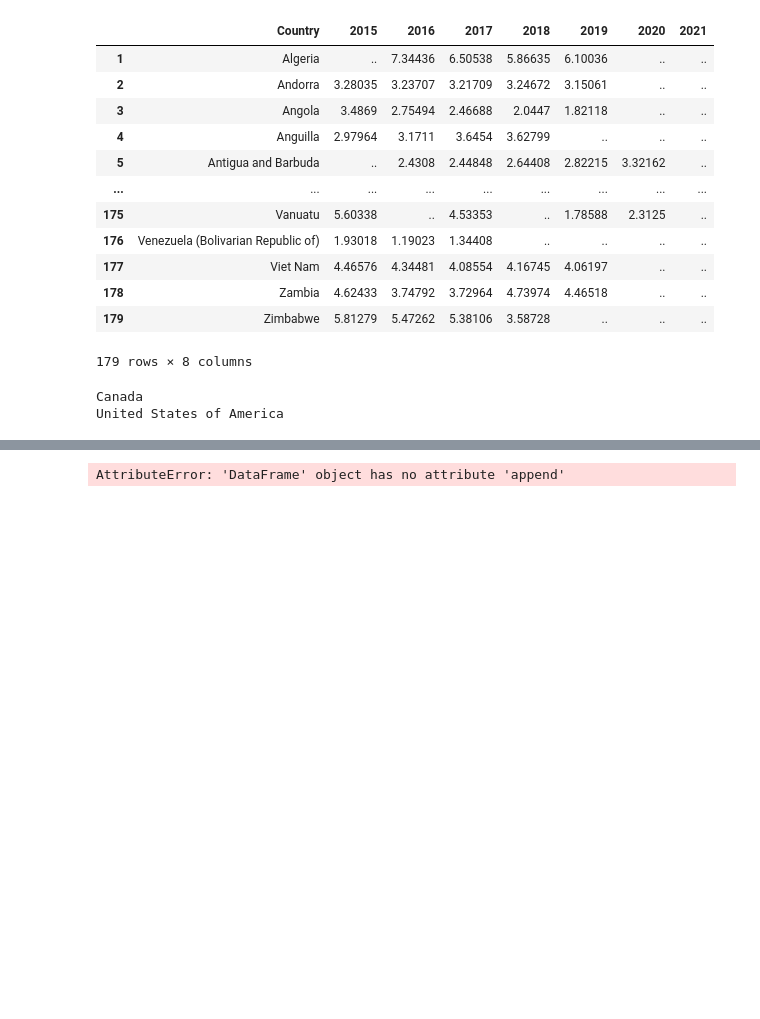
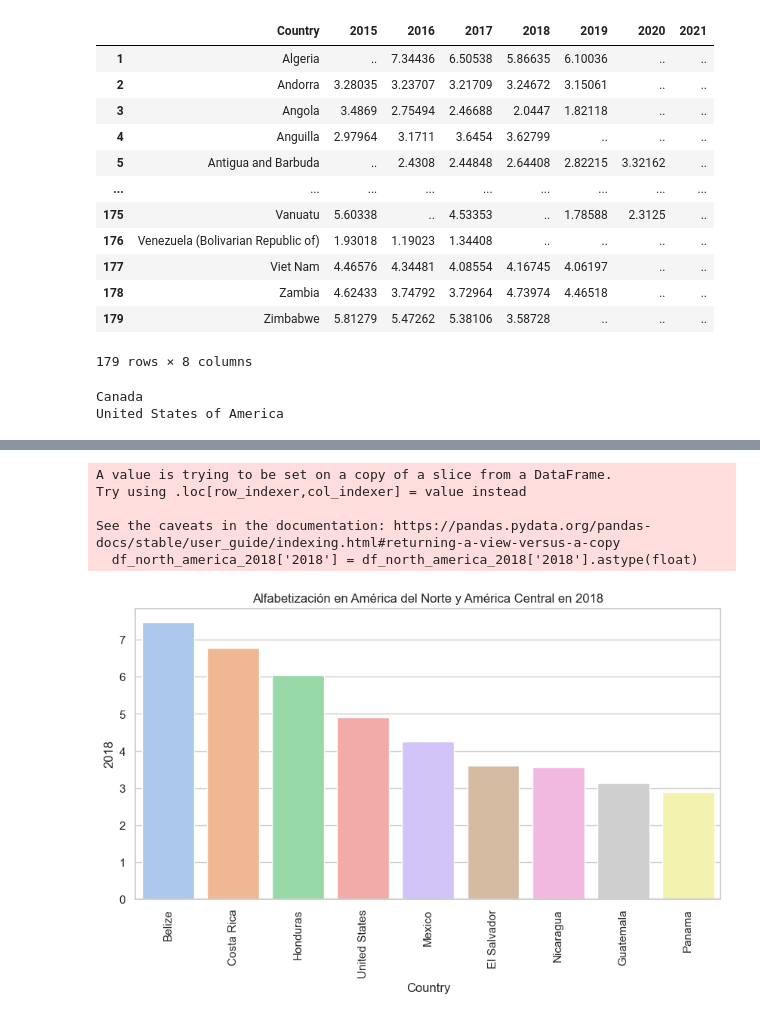
Before and after one commit to mellamanelpoeta/vis, a Jupyter notebook: Other_visualizations/UNESCO.ipynb, the cells around one changed output, grey strips where cells are left out. Saved outputs shown, nothing was run; the diff lists cells and outputs as text; code cells hidden in the pictures; blank space fills up the shorter version.

```diff
--- a/Other_visualizations/UNESCO.ipynb
+++ b/Other_visualizations/UNESCO.ipynb
@@ -72,6 +72,7 @@ new_row = pd.DataFrame({'Country': ['United States'],
                         '2021': ['..']})
 
 # Agregar el nuevo renglón al DataFrame existente
-df = df.append(new_row, ignore_index=True)
+df_north_america = pd.concat([df_north_america, new_row], ignore_index=True)
-# %% [output]
-AttributeError: 'DataFrame' object has no attribute 'append'
+# %%
+#drop 2021 column:
+df_north_america.drop('2021', axis=1, inplace=True)
@@ -77,0 +81,25 @@ AttributeError: 'DataFrame' object has no attribute 'append'
+# %%
+#Bar plots from the years 2015 to 2018:
+
+import matplotlib.pyplot as plt
+import seaborn as sns
+
+df_north_america_2018 = df_north_america[['Country', '2018']]
+df_north_america_2018['2018'] = df_north_america_2018['2018'].astype(float)
+df_north_america_2018 = df_north_america_2018.sort_values('2018', ascending=False)
+
+#Dont change the color of the bars:
+sns.set(style='whitegrid')
+
+plt.figure(figsize=(10, 5))
+sns.barplot(x='Country', y='2018', data=df_north_america_2018)
+plt.xticks(rotation=90)
+plt.title('Alfabetización en América del Norte y América Central en 2018')
+plt.show()
+# %% [output]
+A value is trying to be set on a copy of a slice from a DataFrame.
+Try using .loc[row_indexer,col_indexer] = value instead
+
+See the caveats in the documentation: https://pandas.pydata.org/pandas-docs/stable/user_guide/indexing.html#returning-a-view-versus-a-copy
+  df_north_america_2018['2018'] = df_north_america_2018['2018'].astype(float)
+[figure, added]
```
Also changed, not shown: parts of 2 cells of this notebook, 1 other file.
